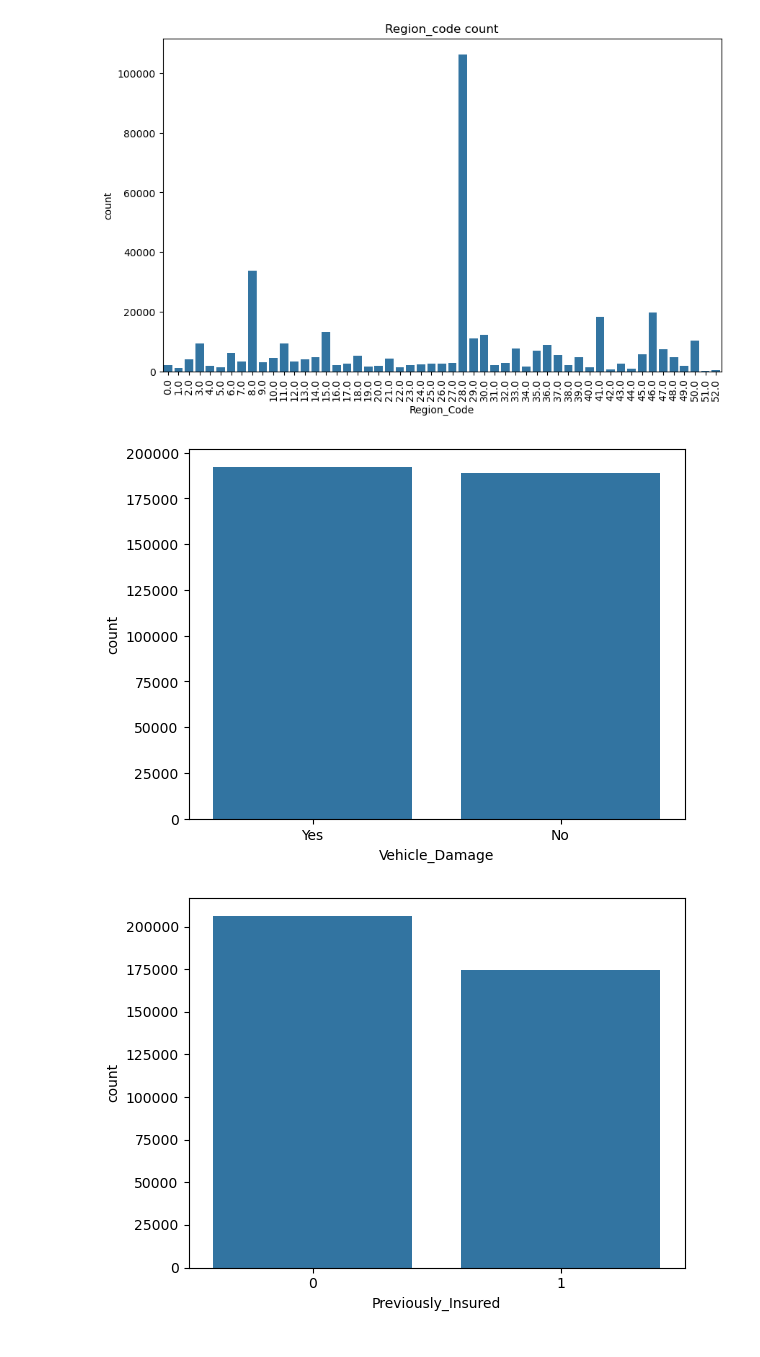
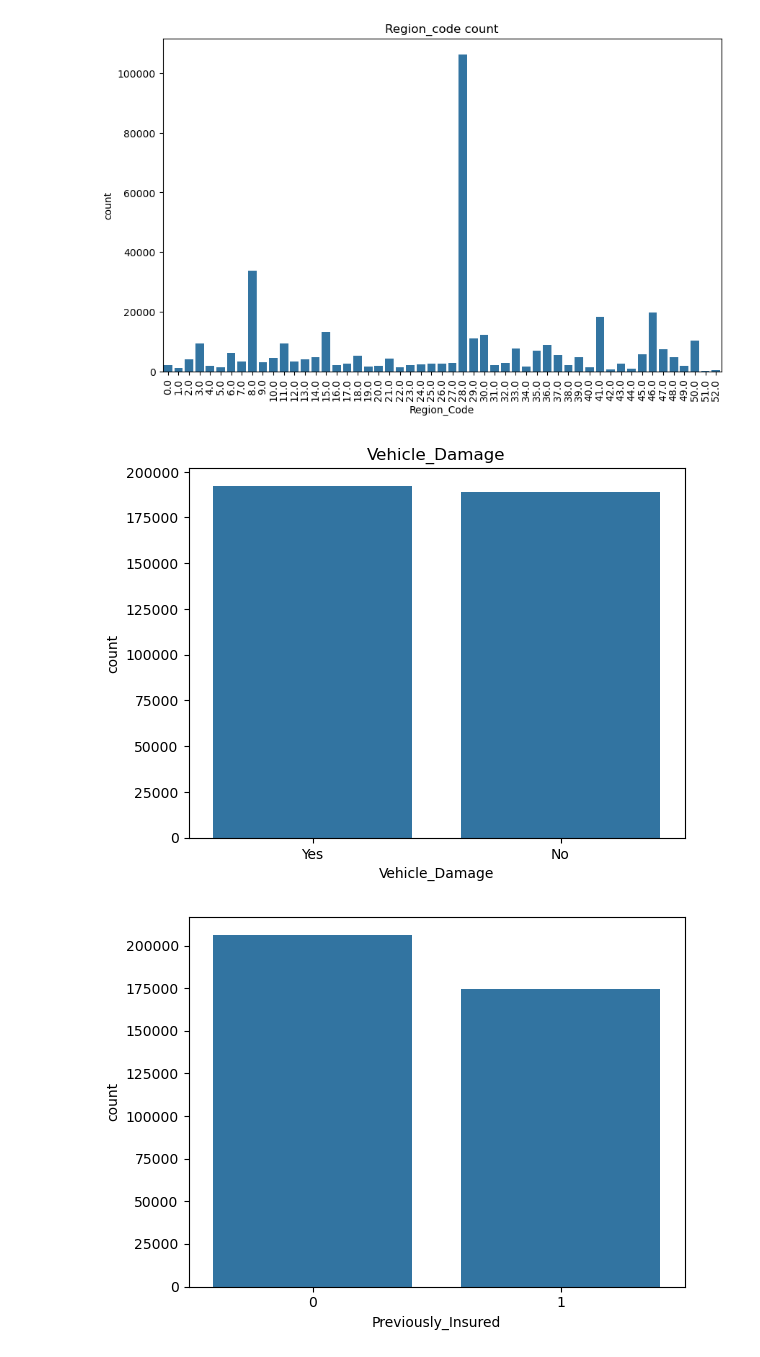
Before and after one commit to Vishnuteja229/VEHICLE_INSURANCE, a Jupyter notebook: notebook/vehicle_insurance.ipynb, the cells around one changed output. Drawn from its saved outputs; the diff is of its cells as text; code cells hidden in the pictures.

```diff
--- a/notebook/vehicle_insurance.ipynb
+++ b/notebook/vehicle_insurance.ipynb
@@ -125,9 +165,10 @@ plt.show()
 [figure]
 # %%
 sns.barplot(df['Vehicle_Damage'].value_counts())
+plt.title('Vehicle_Damage')
 plt.show()
 # %% [output]
-[figure, old version]
+[figure, new version]
 # %%
 sns.barplot(df['Previously_Insured'].value_counts())
 plt.show()
```
Also changed, not shown: parts of 38 cells of this notebook, 2 other files.
